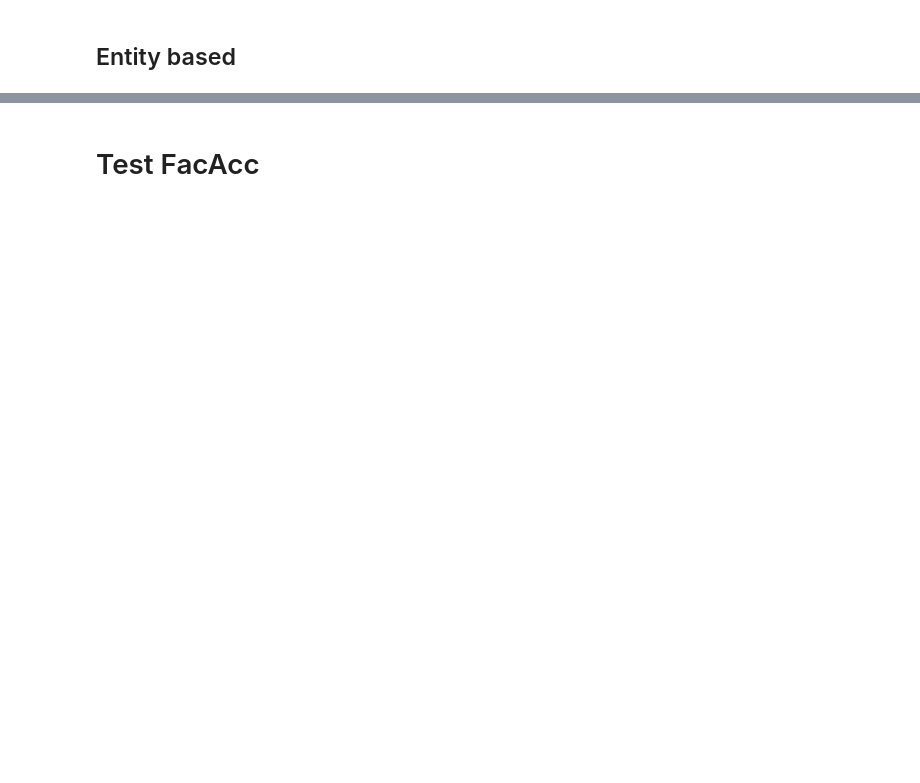
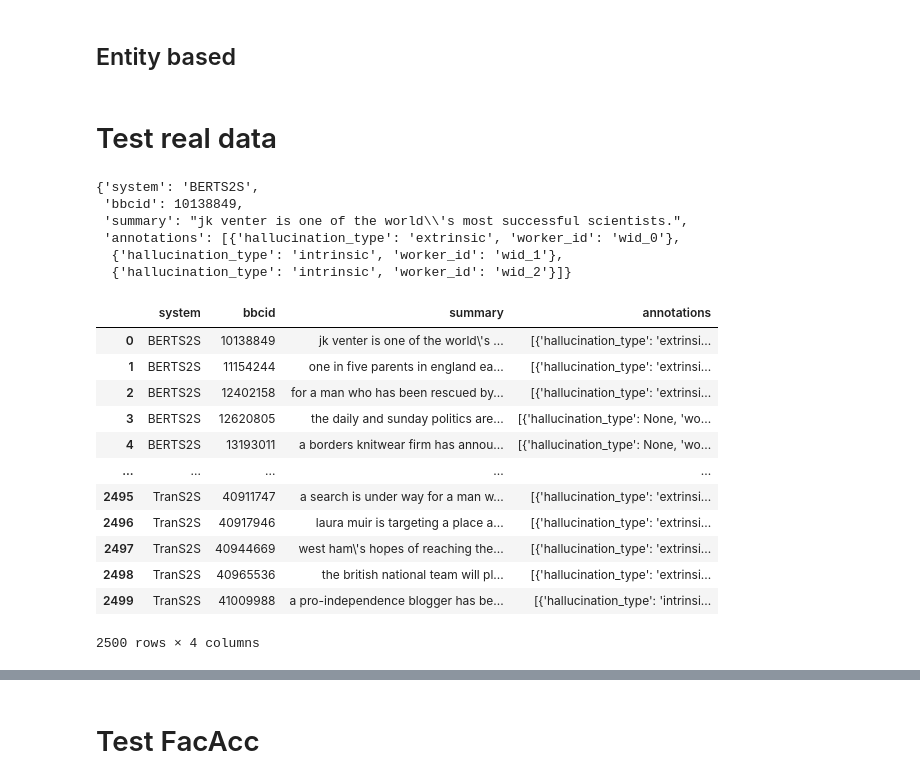
Before and after one commit to bVendeville/MIRAGE, a Jupyter notebook: WIP_Mirage.ipynb, the cells around one changed output, grey strips where cells are left out. Drawn from its saved outputs; the diff is of its cells as text; code cells hidden in the pictures; blank space fills up the shorter version.

```diff
--- a/WIP_Mirage.ipynb
+++ b/WIP_Mirage.ipynb
@@ -1347,3 +1341,5 @@ class factacc(entity_based_metric):
         #Calculate factual accuracy as precision
         fact_accuracy = len(intersection) / len(gen_entities_prime) if gen_entities_prime else 0
         return fact_accuracy
+# %% [markdown]
+# Test real data
@@ -1349,0 +1348,43 @@ class factacc(entity_based_metric):
+# %%
+import pandas as pd
+from datasets import Dataset
+
+# Step 1: Load the CSV file
+df = pd.read_csv("../../datasets/XSUMFaith_git_repo/xsum_hallucination_annotations/hallucination_annotations_xsum_summaries.csv")
+
+# Step 2: Keep only the required columns
+df = df[["system", "bbcid", "summary", "worker_id", "hallucination_type"]]
+
+# Step 3: Group by unique summaries and aggregate annotations
+grouped_df = (
+    df.groupby(["system", "bbcid", "summary"])
+    .apply(lambda x: x[["worker_id", "hallucination_type"]].to_dict(orient="records"))
+    .reset_index(name="annotations")
+)
+
+# Step 4: Convert to Hugging Face Dataset
+xsumfaith_annotation = Dataset.from_pandas(grouped_df)
+
+# Check the resulting dataset
+display(xsumfaith_annotation[0])  # Example of a grouped record
+display(xsumfaith_annotation.to_pandas())  # Example of a grouped record
+# %% [output]
+{'system': 'BERTS2S',
+ 'bbcid': 10138849,
+ 'summary': "jk venter is one of the world\\'s most successful scientists.",
+ 'annotations': [{'hallucination_type': 'extrinsic', 'worker_id': 'wid_0'},
+  {'hallucination_type': 'intrinsic', 'worker_id': 'wid_1'},
+  {'hallucination_type': 'intrinsic', 'worker_id': 'wid_2'}]}
+|  | system | bbcid | summary | annotations |
+| 0 | BERTS2S | 10138849 | jk venter is one of the world\'s ... | [{'hallucination_type': 'extrinsi... |
+| 1 | BERTS2S | 11154244 | one in five parents in england ea... | [{'hallucination_type': 'extrinsi... |
+| 2 | BERTS2S | 12402158 | for a man who has been rescued by... | [{'hallucination_type': 'extrinsi... |
+| 3 | BERTS2S | 12620805 | the daily and sunday politics are... | [{'hallucination_type': None, 'wo... |
+| 4 | BERTS2S | 13193011 | a borders knitwear firm has annou... | [{'hallucination_type': None, 'wo... |
+| ... | ... | ... | ... | ... |
+| 2495 | TranS2S | 40911747 | a search is under way for a man w... | [{'hallucination_type': 'extrinsi... |
+| 2496 | TranS2S | 40917946 | laura muir is targeting a place a... | [{'hallucination_type': 'extrinsi... |
+| 2497 | TranS2S | 40944669 | west ham\'s hopes of reaching the... | [{'hallucination_type': 'extrinsi... |
+| 2498 | TranS2S | 40965536 | the british national team will pl... | [{'hallucination_type': 'extrinsi... |
+| 2499 | TranS2S | 41009988 | a pro-independence blogger has be... | [{'hallucination_type': 'intrinsi... |
+2500 rows × 4 columns
```
Also changed, not shown: parts of 28 cells of this notebook, 6 other files.
